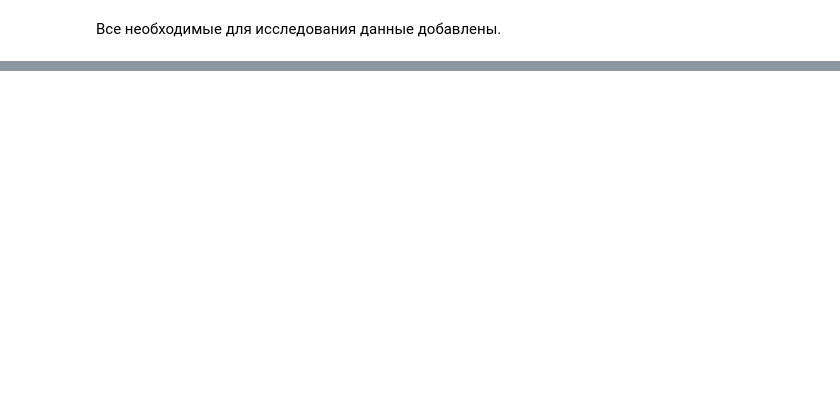
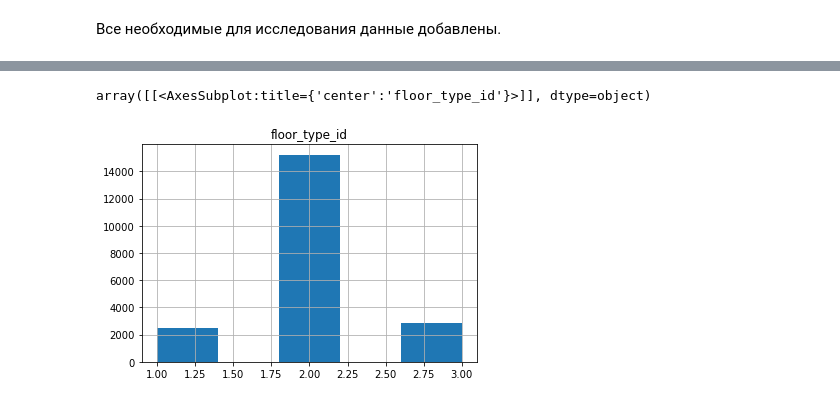
Before and after one commit to Alexman507/yandex_practicum_projects, a Jupyter notebook: real_estate/real_estate.ipynb, the cells around one changed output, grey strips where cells are left out. Saved outputs shown, nothing was run; the diff lists cells and outputs as text; code cells hidden in the pictures; blank space fills up the shorter version.

```diff
--- a/real_estate/real_estate.ipynb
+++ b/real_estate/real_estate.ipynb
@@ -436,0 +509,5 @@ array([[<AxesSubplot:title={'center':'total_images'}>,
+# %%
+df.hist(column='floor_type_id', bins=5)
+# %% [output]
+array([[<AxesSubplot:title={'center':'floor_type_id'}>]], dtype=object)
+[figure, added]
```
Also changed, not shown: parts of 53 cells of this notebook.
